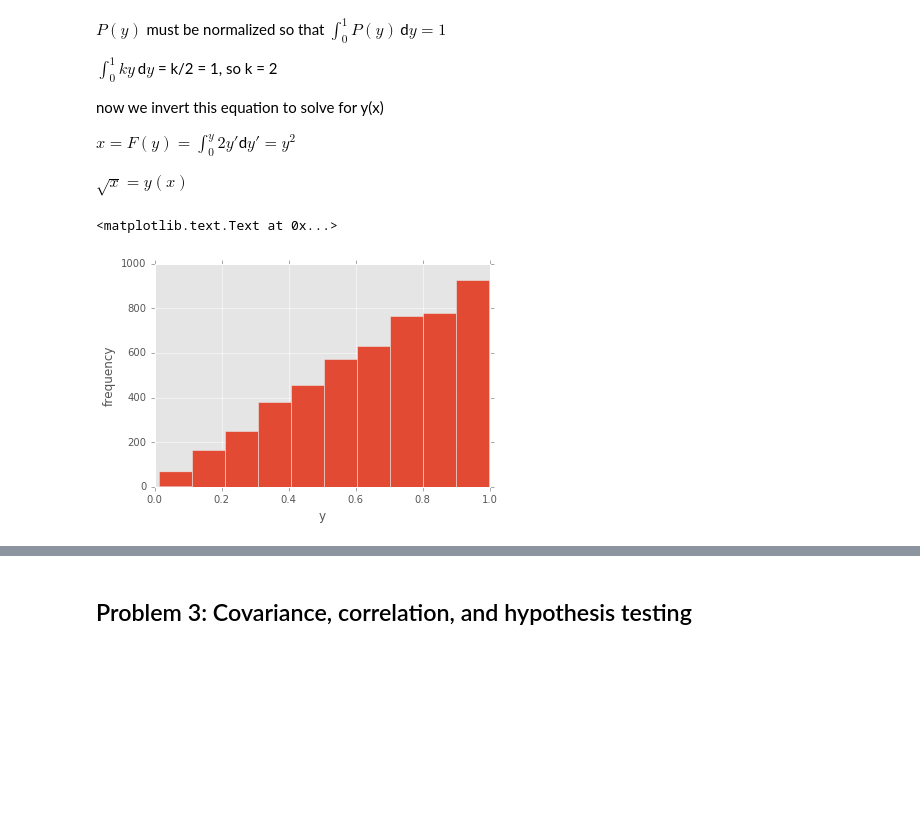
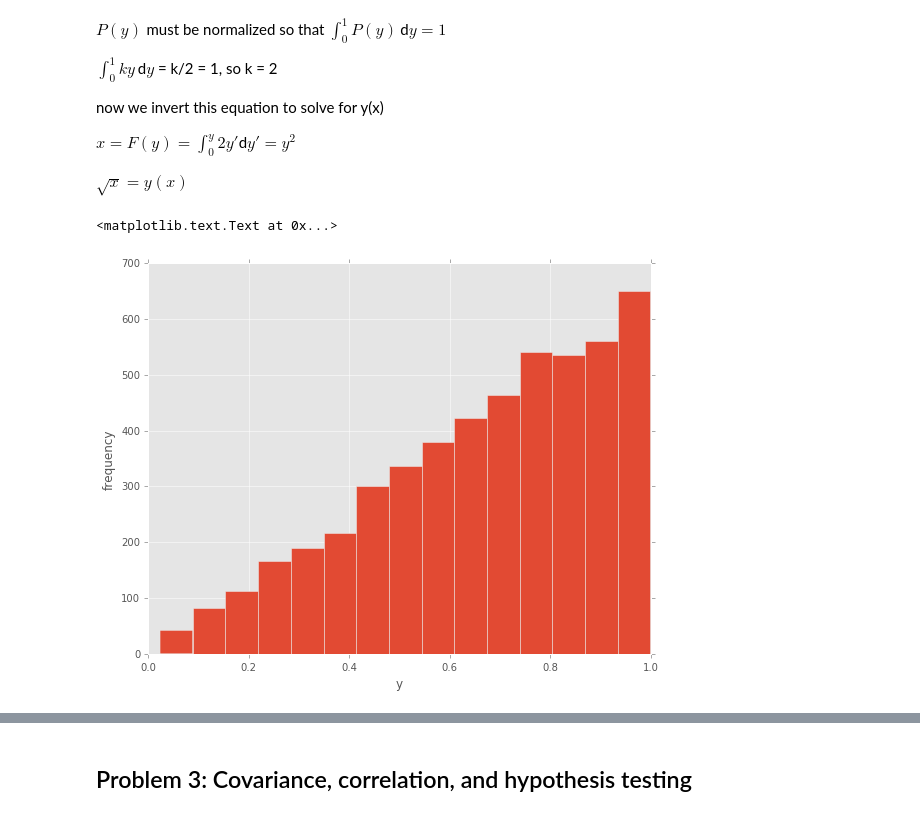
Before and after one commit to ih64/ast266_data_analysis, a Jupyter notebook: HW3/PHY266_HW3.ipynb, the cells around one changed output, grey strips where cells are left out. Saved outputs shown, nothing was run; the diff lists cells and outputs as text; code cells hidden in the pictures; blank space fills up the shorter version.

Commit message:
completed problem 2 enlarged figures

```diff
--- a/HW3/PHY266_HW3.ipynb
+++ b/HW3/PHY266_HW3.ipynb
@@ -20,12 +20,13 @@ $\sqrt{x} = y(x)$
 # %%
 #sample 5000 points from a uniform distribution
 x=np.random.random(5000)
 #invert them using the expression we found above to get our y's
 y=np.sqrt(x)
-#lets plot a histogram to see if we get the linear PDF we want
-plt.hist(y)
+#lets plot a histogram to see if we get the triangular PDF we want
+plt.figure(figsize=(9,7))
+plt.hist(y, bins=15)
 plt.ylabel('frequency')
 plt.xlabel('y')
 # %% [output]
 <matplotlib.text.Text at 0x...>
-[figure, old version]
+[figure, new version]
```
Also changed, not shown: parts of 13 cells of this notebook.
